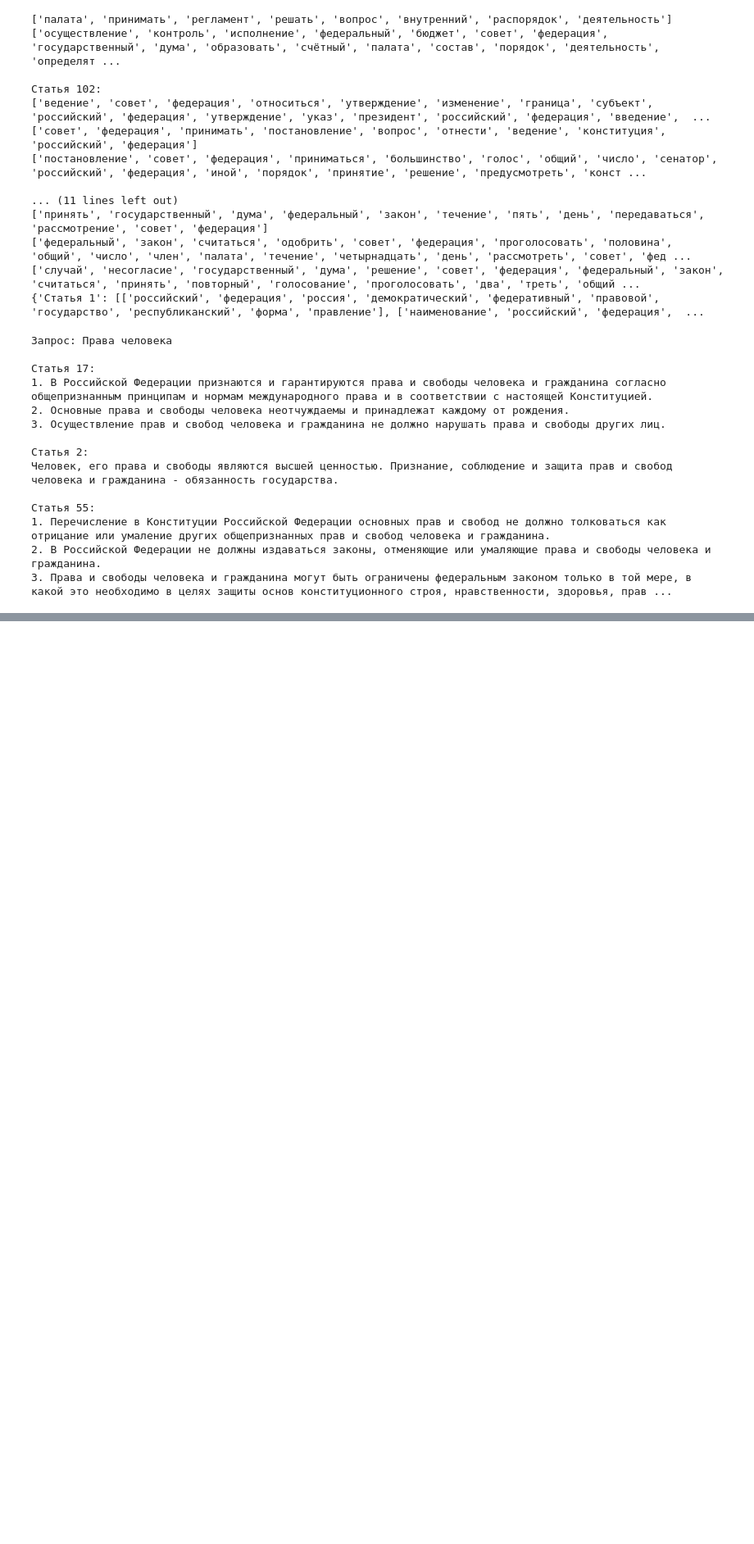
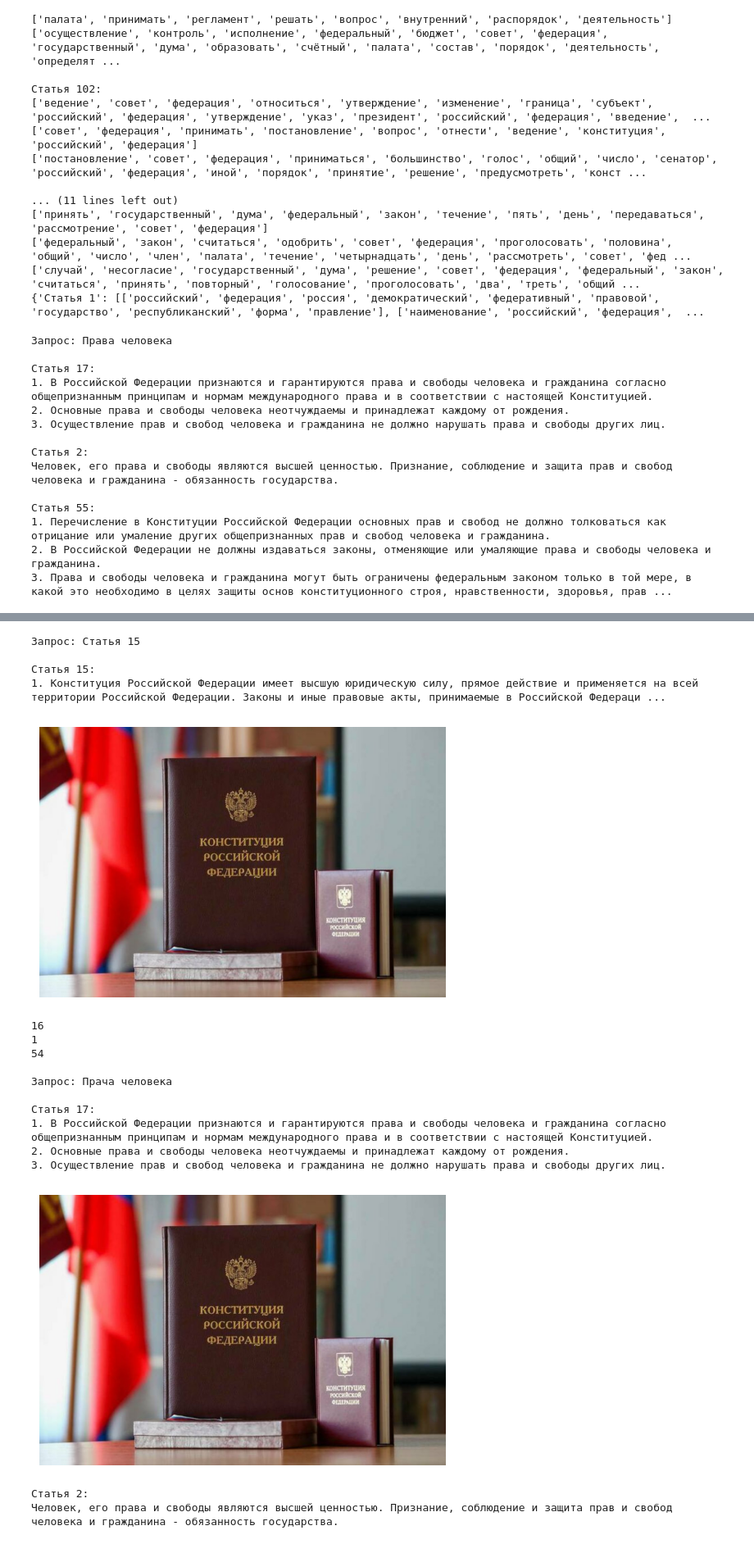
Before and after one commit to Zoozyahub/pdf_search, a Jupyter notebook: experiments.ipynb, the cells around one changed output, grey strips where cells are left out. Shown at 82% size. Drawn from its saved outputs; the diff is of its cells as text; code cells hidden in the pictures; blank space fills up the shorter version.

Commit message:
Обновления: добавлен поиск по изображениям, исправления в ReadMe

```diff
--- a/experiments.ipynb
+++ b/experiments.ipynb
@@ -159,0 +200,3 @@ for query in queries:
+# %%
+device = "cuda" if torch.cuda.is_available() else "cpu"
+print(device)
@@ -159,0 +205,13 @@ for query in queries:
+# %%
+# Загружаем модель CLIP
+model = CLIPModel.from_pretrained("openai/clip-vit-base-patch32").to(device)
+processor = CLIPProcessor.from_pretrained("openai/clip-vit-base-patch32")
+
+# Пути к изображениям
+custom_images_path = "D:/pypy/pdf_search/images"
+cifar10_path = "D:/pypy/pdf_search/cifar10_images"
+# %%
+for i in article_dict.items():
+    article_dict[i[0]] = ' '.join(i[1])
+
+print(article_dict)
@@ -159,0 +350,61 @@ for query in queries:
+# %%
+# Тест поиска
+import matplotlib.pyplot as plt
+import matplotlib.image as mpimg
+
+# Загрузка и вывод картинки
+
+def search_bm25(query, top_n=3):
+    query = query.strip()
+
+    if query.lower().startswith("статья"):
+        if query in article_dict:
+            return [(query, " ".join(article_dict[query]), df.iloc[int(query[7:])]['Путь к подходящей картинке'])]
+        else:
+            return [("Ошибка", f"Статья '{query}' не найдена")]
+
+
+    query_tokens = clean_and_lemmatize(query)
+    scores = bm25.get_scores(query_tokens)
+    top_indexes = sorted(range(len(scores)), key=lambda i: scores[i], reverse=True)[:top_n]
+    top_articles = list(lemmatized_article_dict.keys())
+
+    results = []
+    for i in top_indexes:
+        print(i)
+        article_title = top_articles[i]
+        original_text = "\n".join(article_dict[article_title])
+        image = df.iloc[i]['Путь к подходящей картинке']
+        results.append((article_title, original_text, image))
+
+    return results
+
+queries = ["Статья 15", "Прача человека"]
+for query in queries:
+    results = search_bm25(query)
+    print(f"\nЗапрос: {query}")
+    for title, text, image_path in results:
+        print(f"\n{title}:\n{text}")
+        img = mpimg.imread(image_path)
+        plt.imshow(img)
+        plt.axis("off")  # Скрыть оси
+        plt.show()
+# %% [output]
+Запрос: Статья 15
+
+Статья 15:
+1. Конституция Российской Федерации имеет высшую юридическую силу, прямое действие и применяется на всей территории Российской Федерации. Законы и иные правовые акты, принимаемые в Российской Федераци ...
+[figure, added]
+16
+1
+54
+
+Запрос: Прача человека
+
+Статья 17:
+1. В Российской Федерации признаются и гарантируются права и свободы человека и гражданина согласно общепризнанным принципам и нормам международного права и в соответствии с настоящей Конституцией.
+2. Основные права и свободы человека неотчуждаемы и принадлежат каждому от рождения.
+3. Осуществление прав и свобод человека и гражданина не должно нарушать права и свободы других лиц.
+[figure, added]
+Статья 2:
+Человек, его права и свободы являются высшей ценностью. Признание, соблюдение и защита прав и свобод человека и гражданина - обязанность государства.
```
Also changed, not shown: parts of 30 cells of this notebook, 39 other files.
